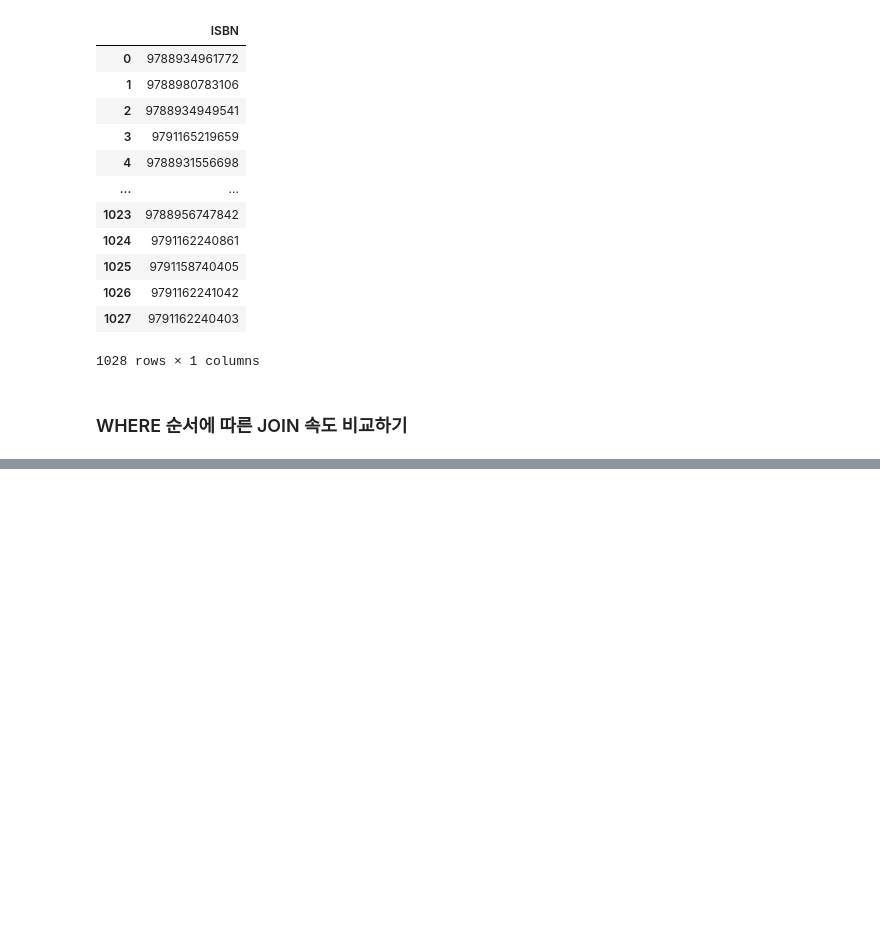
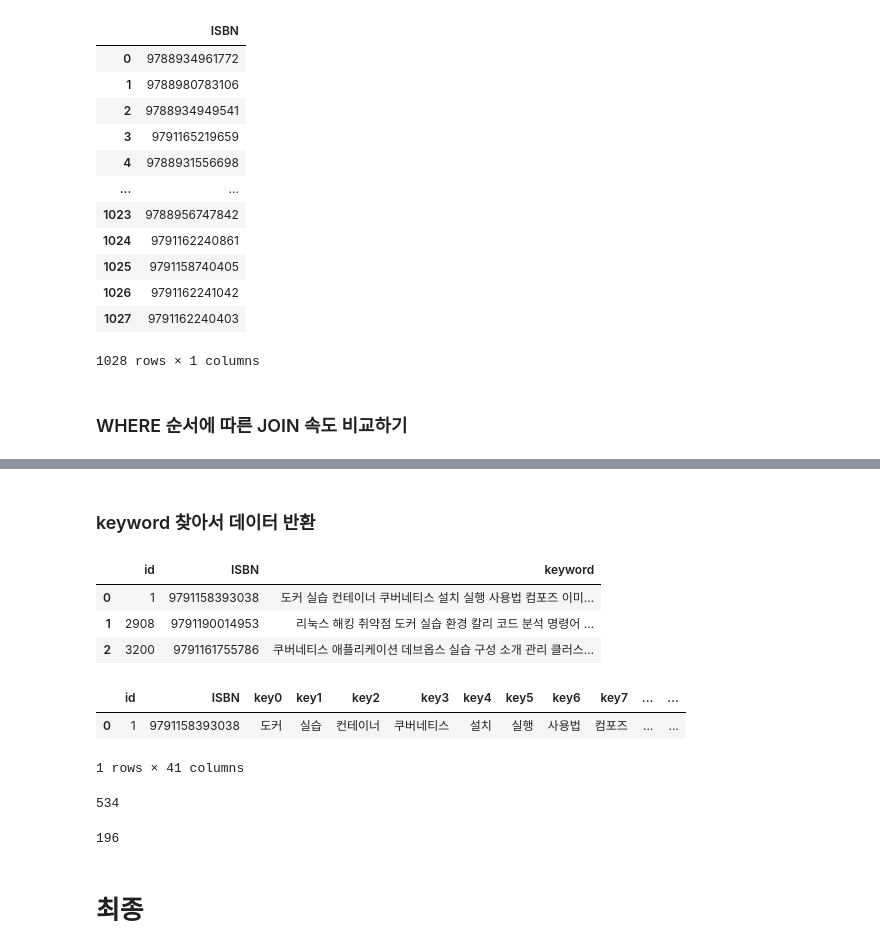
Before and after one commit to yangoos57/awsServerless, a Jupyter notebook: fIndKeyWordModel.ipynb, the cells around one changed output, grey strips where cells are left out. Cells and saved outputs as stored; diff of their text form; code cells hidden in the pictures; blank space fills up the shorter version.

```diff
--- a/fIndKeyWordModel.ipynb
+++ b/fIndKeyWordModel.ipynb
@@ -435,0 +441,2 @@ a.head(2)
+# %% [markdown]
+### keyword 찾아서 데이터 반환
@@ -435,0 +467,19 @@ a.head(2)
+# %%
+var = '도커'
+cursor.execute(f'''SELECT * FROM backend_dodomoakeyword2 where keyword like "%도커%" and keyword like "%실습%"  ''')
+result = cursor.fetchall()
+pd.DataFrame(result)
+# %% [output]
+|  | id | ISBN | keyword |
+| 0 | 1 | 9791158393038 | 도커 실습 컨테이너 쿠버네티스 설치 실행 사용법 컴포즈 이미... |
+| 1 | 2908 | 9791190014953 | 리눅스 해킹 취약점 도커 실습 환경 칼리 코드 분석 명령어 ... |
+| 2 | 3200 | 9791161755786 | 쿠버네티스 애플리케이션 데브옵스 실습 구성 소개 관리 클러스... |
+# %%
+var = '도커'
+cursor.execute(f'''SELECT * FROM backend_dodomoakeyword where FIND_IN_SET(key0,"{var}") > 0 limit 1 ''')
+result = cursor.fetchall()
+pd.DataFrame(result)
+# %% [output]
+|  | id | ISBN | key0 | key1 | key2 | key3 | key4 | key5 | key6 | key7 | ... | ... |
+| 0 | 1 | 9791158393038 | 도커 | 실습 | 컨테이너 | 쿠버네티스 | 설치 | 실행 | 사용법 | 컴포즈 | ... | ... |
+1 rows × 41 columns
@@ -435,0 +488,47 @@ a.head(2)
+# %%
+
+cursor.execute(f''' SELECT
+ISBN,
+(CHAR_LENGTH(`keyword`) - CHAR_LENGTH(REGEXP_REPLACE(`keyword`, '{regex}', '')))
+ / (CHAR_LENGTH('{keywords}') - {wordsLen}) AS rate
+FROM backend_dodomoakeyword2
+WHERE match(keyword) against("{keywords}")''')
+
+result = cursor.fetchall()
+k = pd.DataFrame(result).sort_values(by='rate', ascending=False)
+len(k)
+# %% [output]
+534
+# %%
+var = '양천,강서'
+keywords = extractKeywords('데이터베이스,sql,mysql')
+#11.5 ms ± 189 µs per loop (mean ± std. dev. of 7 runs, 100 loops each)
+
+cursor.execute(f'''
+      SELECT *
+      FROM (SELECT keyword2.ISBN, GROUP_CONCAT(lib.지역) as 지역
+
+            -- 지역을 먼저 골라서 필요한 lib 만 추출
+            FROM (SELECT *
+                  FROM backend_dodomoalibinfo
+                  where FIND_IN_SET(지역,"{var}") > 0) AS lib
+
+            -- 첫번째 LEFT JOIN
+            LEFT JOIN backend_dodomoakeyword2 AS keyword2
+            ON keyword2.ISBN = lib.ISBN
+            where match(keyword) against("{keywords}")
+            GROUP BY keyword2.ISBN) AS sortedISBN
+
+      -- 두번째 LEFT JOIN
+      LEFT JOIN backend_dodomoabookinfo AS book
+      ON book.ISBN = sortedISBN.ISBN '''
+
+      )
+result = cursor.fetchall()
+a = pd.DataFrame(result)
+
+len(a)
+# %% [output]
+196
+# %% [markdown]
+# 최종
```
Also changed, not shown: parts of 10 cells of this notebook, 6 other files.
